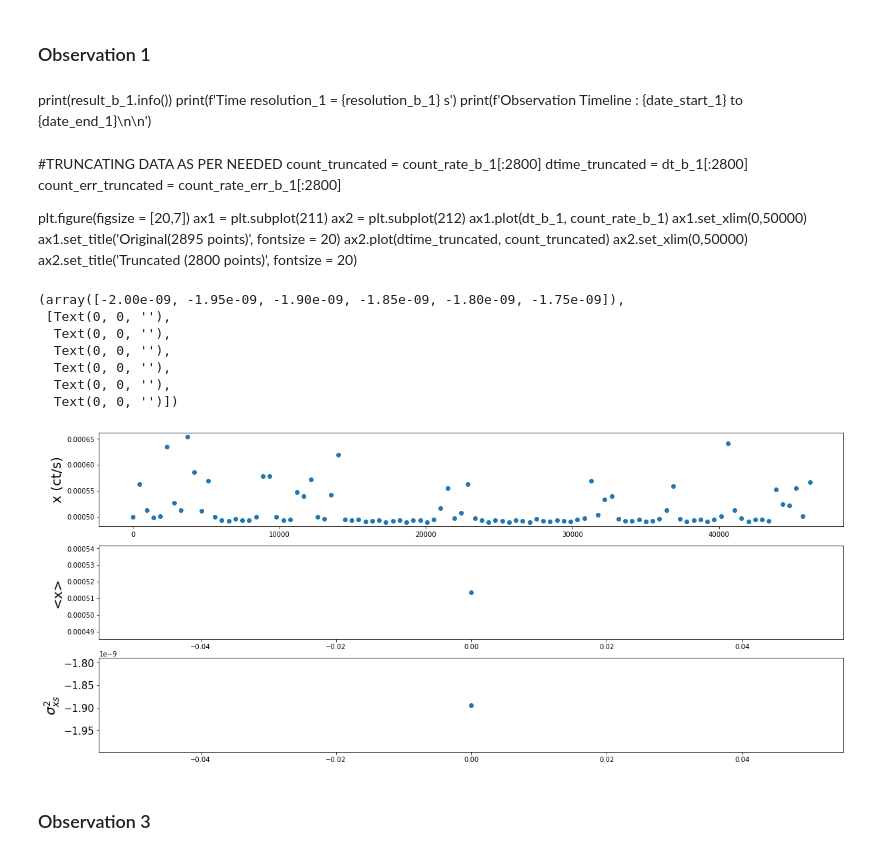
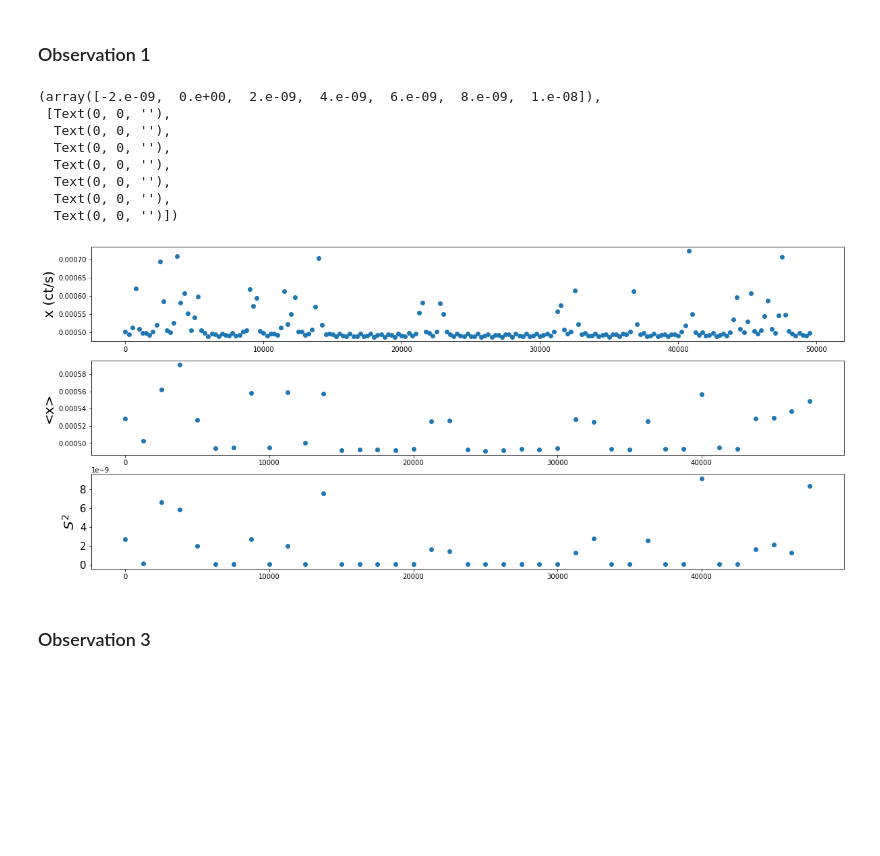
Before and after one commit to Samrat0512/IIST-MS-Project, a Jupyter notebook: Lightcurves/source_6/ACIS_Broad_Band.ipynb, the cells around one changed output. Cells and saved outputs as stored; diff of their text form; code cells hidden in the pictures; blank space fills up the shorter version.

```diff
--- a/Lightcurves/source_6/ACIS_Broad_Band.ipynb
+++ b/Lightcurves/source_6/ACIS_Broad_Band.ipynb
@@ -150,8 +150,8 @@ plt.legend(fontsize = 15)
 # %% [markdown]
 ### Observation 1
 # %%
-n_total_b_1 = 2800 #Total data points
-n_bin_b_1 = 100 #Number of bins
+n_total_b_1 = 2985 #Total data points
+n_bin_b_1 = 199 #Number of bins
 bin_size_b_1 = int(n_total_b_1/n_bin_b_1) #Bin size in units of data points
 binned_resolution_b_1 = bin_size_b_1*resolution_b_1
 print(f'Binned resolution is {binned_resolution_b_1}s')
@@ -346,29 +324,10 @@ plt.ylabel('log of Power', fontsize = 20)
 ## Statistics from the binned light curve
 # %% [markdown]
 ### Observation 1
-# %% [markdown]
-print(result_b_1.info())
-print(f'Time resolution_1 = {resolution_b_1} s')
-print(f'Observation Timeline : {date_start_1} to {date_end_1}\n\n')
-# %% [markdown]
-#TRUNCATING DATA AS PER NEEDED
-count_truncated = count_rate_b_1[:2800]
-dtime_truncated = dt_b_1[:2800]
-count_err_truncated = count_rate_err_b_1[:2800]
-
-plt.figure(figsize = [20,7])
-ax1 = plt.subplot(211)
-ax2 = plt.subplot(212)
-ax1.plot(dt_b_1, count_rate_b_1)
-ax1.set_xlim(0,50000)
-ax1.set_title('Original(2895 points)', fontsize = 20)
-ax2.plot(dtime_truncated, count_truncated)
-ax2.set_xlim(0,50000)
-ax2.set_title('Truncated (2800 points)', fontsize = 20)
 # %%
 #MAKING AVG FLUX OF EVERY 20 POINTS
-n_binned = 100 #Total data points(already binned)
-bin_size = 100 #size of the bin in data points
+n_binned = 199 #Total data points(already binned)
+bin_size = 5 #size of the bin in data points
 n_points = int(n_binned/bin_size) #no. of data points
 
 #print(n_points)
@@ -402,37 +361,38 @@ expect_var = []
 t_further = []
 for i in range(7):
     sum = 0
     t_further.append(t_avg[i*20])
     for j in range(20):
         sum += var[j+i*20]
     expect_var.append(sum/20)
 '''
 #PLOTTING
 plt.figure(figsize = [20,15])
 ax1 = plt.subplot(511)
 ax2 = plt.subplot(512)
 ax3 = plt.subplot(513)
 #ax4 = plt.subplot(514)
 ax1.scatter(t_binned_b_1, cr_binned_b_1)
 ax1.set_ylabel('x (ct/s)', fontsize = 20)
 ax2.scatter(t_avg, c_avg)
 ax2.set_ylabel('<x>', fontsize = 20)
-ax3.scatter(t_avg, xs_var)
-ax3.set_ylabel('$σ_{xs}^2$', fontsize = 20)
+ax3.scatter(t_avg, var)
+ax3.set_ylabel('$S^2$', fontsize = 20)
 plt.yticks(fontsize = 15)
 #ax3.set_yscale('log')
 #ax4.scatter(t_further, expect_var)
 #ax4.set_ylabel('<$S^2$>', fontsize = 20)
 #ax4.set_yscale('log')
 # %% [output]
-(array([-2.00e-09, -1.95e-09, -1.90e-09, -1.85e-09, -1.80e-09, -1.75e-09]),
+(array([-2.e-09,  0.e+00,  2.e-09,  4.e-09,  6.e-09,  8.e-09,  1.e-08]),
  [Text(0, 0, ''),
   Text(0, 0, ''),
   Text(0, 0, ''),
   Text(0, 0, ''),
   Text(0, 0, ''),
+  Text(0, 0, ''),
   Text(0, 0, '')])
-[figure, old version]
+[figure, new version]
 # %% [markdown]
 ### Observation 3
 # %%
```
Also changed, not shown: parts of 17 cells of this notebook.
